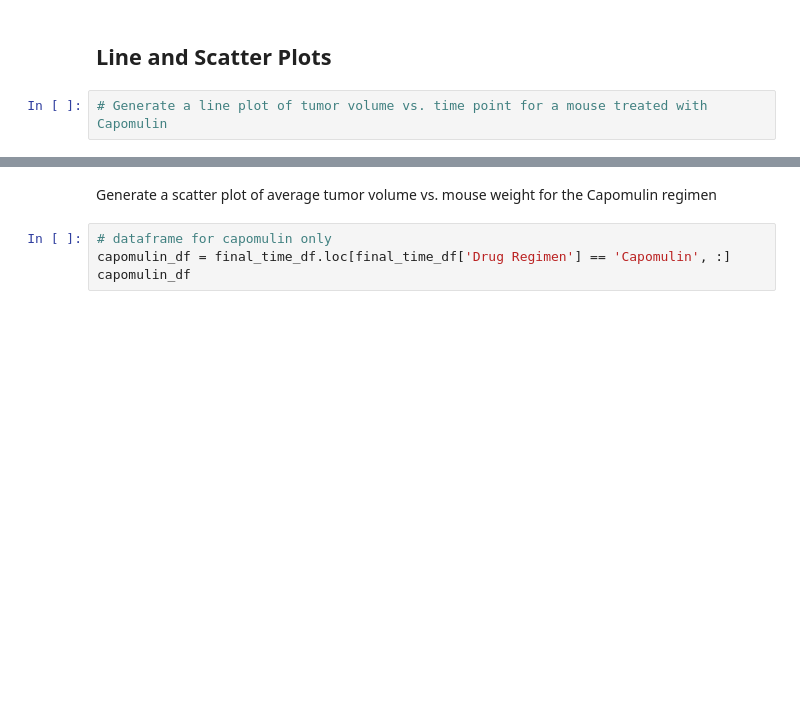
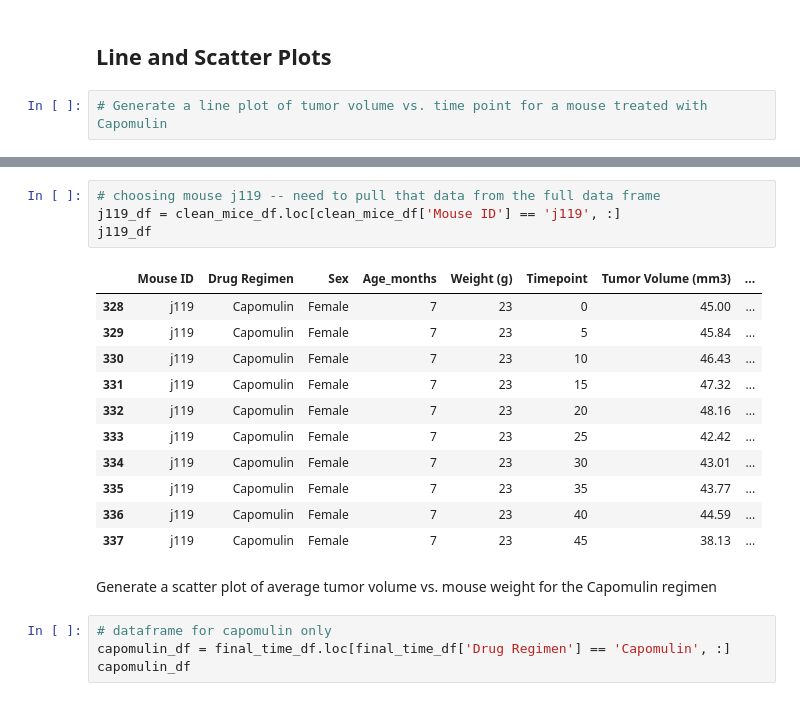
Before and after one commit to juliemcbaker/pymaceuticals, a Jupyter notebook: pymaceuticals_BAKER.ipynb, the cells around one changed output, grey strips where cells are left out. Drawn from its saved outputs; the diff is of its cells as text; blank space fills up the shorter version.

```diff
--- a/pymaceuticals_BAKER.ipynb
+++ b/pymaceuticals_BAKER.ipynb
@@ -752,3 +706,19 @@ ceft_tumors = [ceft_sorted_df['Tumor Volume (mm3)']]
+# %%
+# choosing mouse j119 -- need to pull that data from the full data frame
+j119_df = clean_mice_df.loc[clean_mice_df['Mouse ID'] == 'j119', :]
+j119_df
+# %% [output]
+|  | Mouse ID | Drug Regimen | Sex | Age_months | Weight (g) | Timepoint | Tumor Volume (mm3) | ... |
+| 328 | j119 | Capomulin | Female | 7 | 23 | 0 | 45.00 | ... |
+| 329 | j119 | Capomulin | Female | 7 | 23 | 5 | 45.84 | ... |
+| 330 | j119 | Capomulin | Female | 7 | 23 | 10 | 46.43 | ... |
+| 331 | j119 | Capomulin | Female | 7 | 23 | 15 | 47.32 | ... |
+| 332 | j119 | Capomulin | Female | 7 | 23 | 20 | 48.16 | ... |
+| 333 | j119 | Capomulin | Female | 7 | 23 | 25 | 42.42 | ... |
+| 334 | j119 | Capomulin | Female | 7 | 23 | 30 | 43.01 | ... |
+| 335 | j119 | Capomulin | Female | 7 | 23 | 35 | 43.77 | ... |
+| 336 | j119 | Capomulin | Female | 7 | 23 | 40 | 44.59 | ... |
+| 337 | j119 | Capomulin | Female | 7 | 23 | 45 | 38.13 | ... |
 # %% [markdown]
 Generate a scatter plot of average tumor volume vs. mouse weight for the Capomulin regimen
 # %%
```
Also changed, not shown: parts of 13 cells of this notebook.
